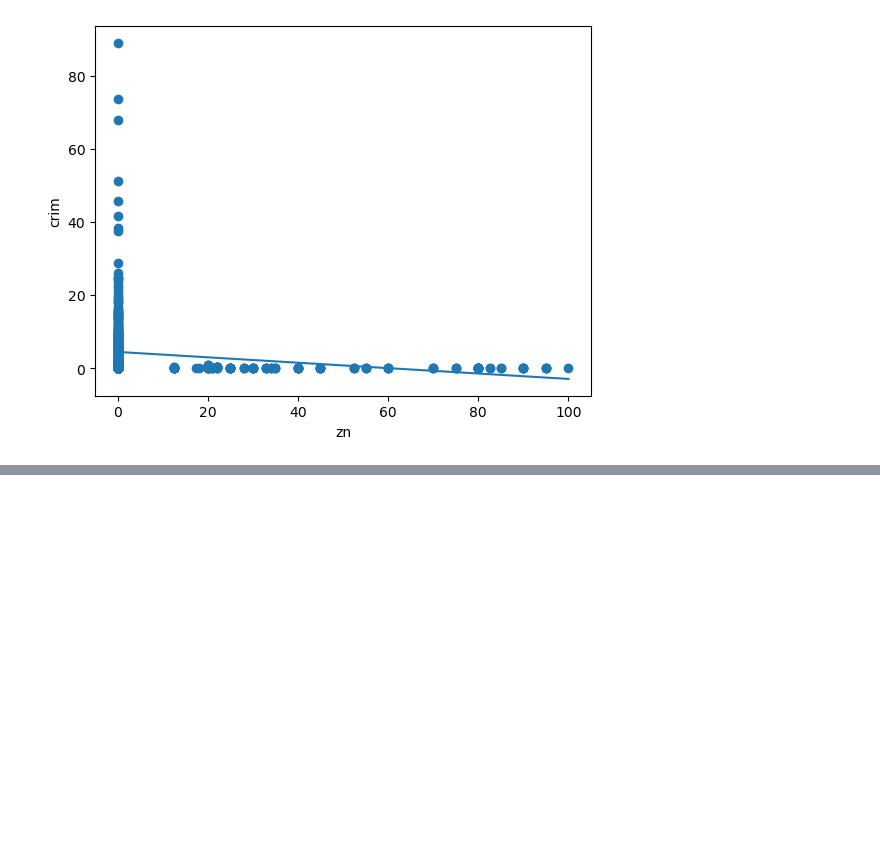
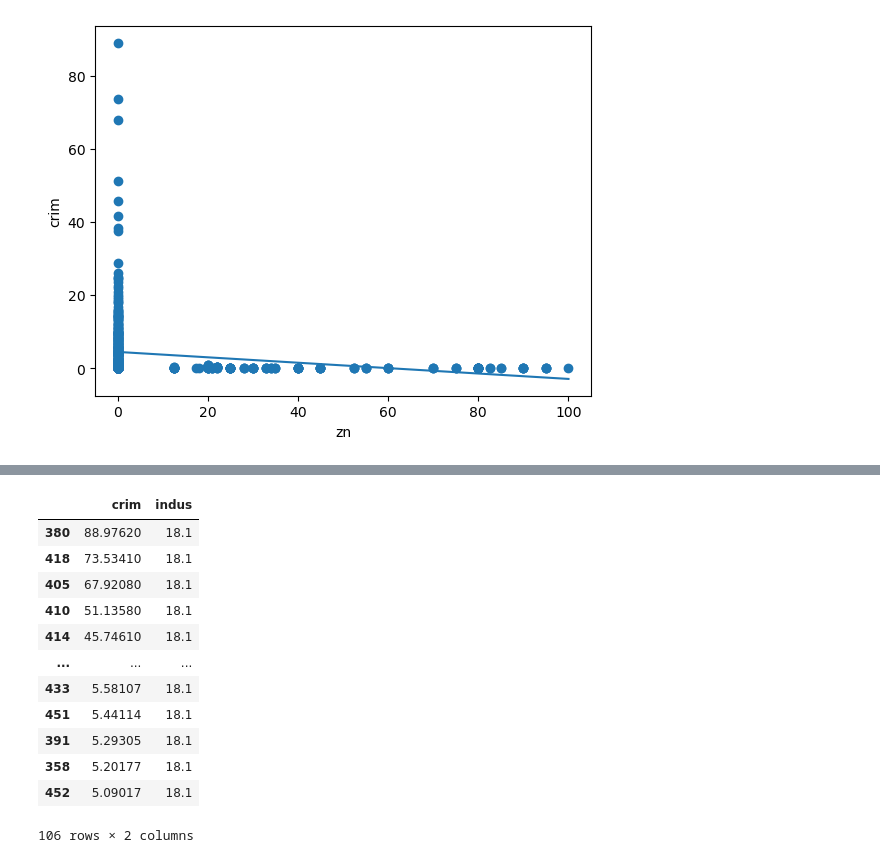
Before and after one commit to carmancater/an-introduction-to-statistical-learning-with-applications-in-python, a Jupyter notebook: Chapter 03 - Linear Regression/Ch 3 Ex 15.ipynb, the cells around one changed output, grey strips where cells are left out. Cells and saved outputs as stored; diff of their text form; code cells hidden in the pictures; blank space fills up the shorter version.

```diff
--- a/Chapter 03 - Linear Regression/Ch 3 Ex 15.ipynb
+++ b/Chapter 03 - Linear Regression/Ch 3 Ex 15.ipynb
@@ -65,0 +120,16 @@ There is a statistically significant association between 'zn' and 'crim', howeve
+# %%
+df[['crim', 'indus']][df['crim'] > 5].sort_values('crim', ascending=False)
+# %% [output]
+|  | crim | indus |
+| 380 | 88.97620 | 18.1 |
+| 418 | 73.53410 | 18.1 |
+| 405 | 67.92080 | 18.1 |
+| 410 | 51.13580 | 18.1 |
+| 414 | 45.74610 | 18.1 |
+| ... | ... | ... |
+| 433 | 5.58107 | 18.1 |
+| 451 | 5.44114 | 18.1 |
+| 391 | 5.29305 | 18.1 |
+| 358 | 5.20177 | 18.1 |
+| 452 | 5.09017 | 18.1 |
+106 rows × 2 columns
```
Also changed, not shown: parts of 21 cells of this notebook.
